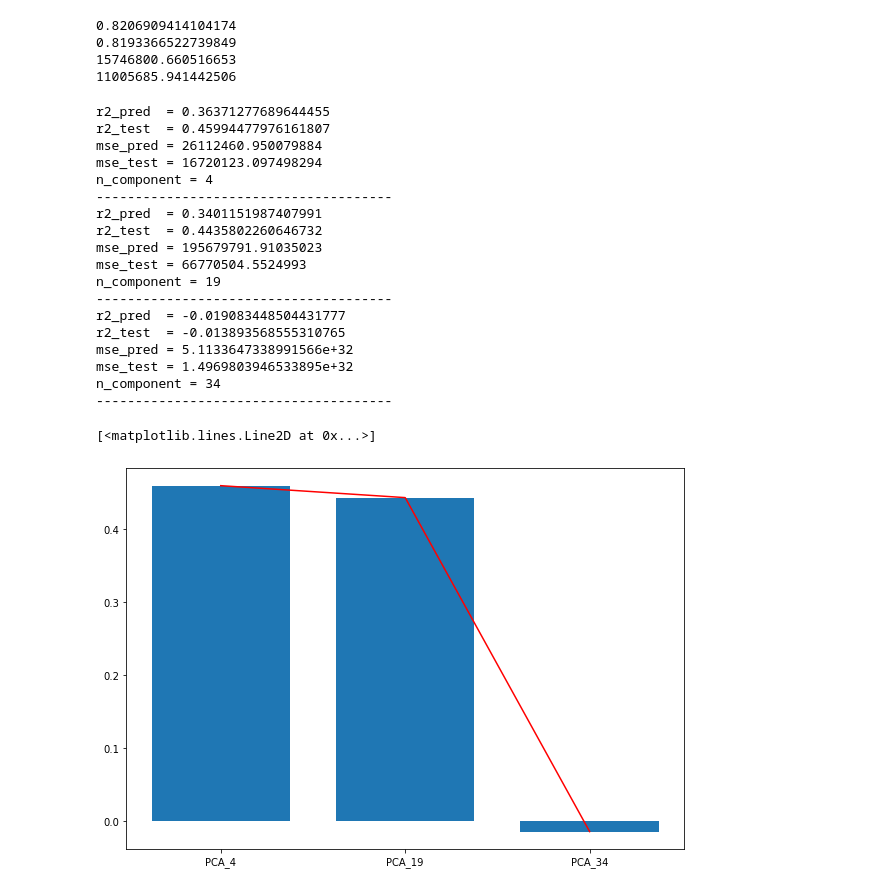
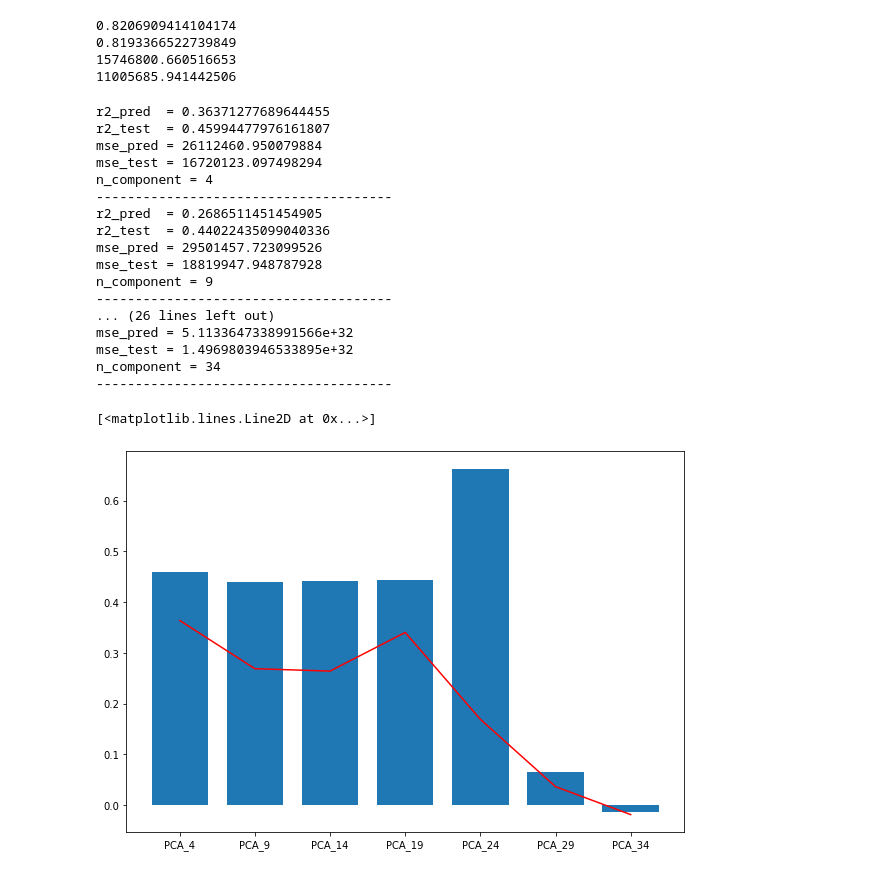
Before and after one commit to oathathat/ML_Kmitl_3D, a Jupyter notebook: Lab/Lab4.ipynb, the cells around one changed output. Saved outputs shown, nothing was run; the diff lists cells and outputs as text; code cells hidden in the pictures.

Commit message:
change plot line

```diff
--- a/Lab/Lab4.ipynb
+++ b/Lab/Lab4.ipynb
@@ -179,7 +179,7 @@ r2_test_score = []
 mse_valid_score = []
 mse_test_score = []
 score_labelx = []
-for i in range (4,39,15):
+for i in range (4,39,5):
     pca = PCA(n_components=i)
     X_pca = pca.fit_transform(X_standard)
     x_train_set , x_test, y_train_set , y_test = train_test_split(X_pca,df['price'],test_size= 0.3,random_state= Rseed)
@@ -206,14 +206,13 @@ mse_pred = 26112460.950079884
 mse_test = 16720123.097498294
 n_component = 4
 --------------------------------------
-r2_pred  = 0.3401151987407991
-r2_test  = 0.4435802260646732
-mse_pred = 195679791.91035023
-mse_test = 66770504.5524993
-n_component = 19
+r2_pred  = 0.2686511451454905
+r2_test  = 0.44022435099040336
+mse_pred = 29501457.723099526
+mse_test = 18819947.948787928
+n_component = 9
 --------------------------------------
-r2_pred  = -0.019083448504431777
-r2_test  = -0.013893568555310765
+... (26 lines left out)
 mse_pred = 5.1133647338991566e+32
 mse_test = 1.4969803946533895e+32
 n_component = 34
@@ -221,10 +220,10 @@ n_component = 34
 # %%
 fig = plt.figure(figsize =(10, 7))
 plt.bar(score_labelx,r2_test_score,0.75)
-plt.plot(r2_test_score,color='r')
+plt.plot(r2_valid_score,color='r')
 # %% [output]
 [<matplotlib.lines.Line2D at 0x...>]
-[figure, old version]
+[figure, new version]
 # %%
 fig = plt.figure(figsize =(10, 7))
 plt.bar(score_labelx,mse_test_score,0.75)
```
Also changed, not shown: parts of 1 cell of this notebook, 1 other file.
